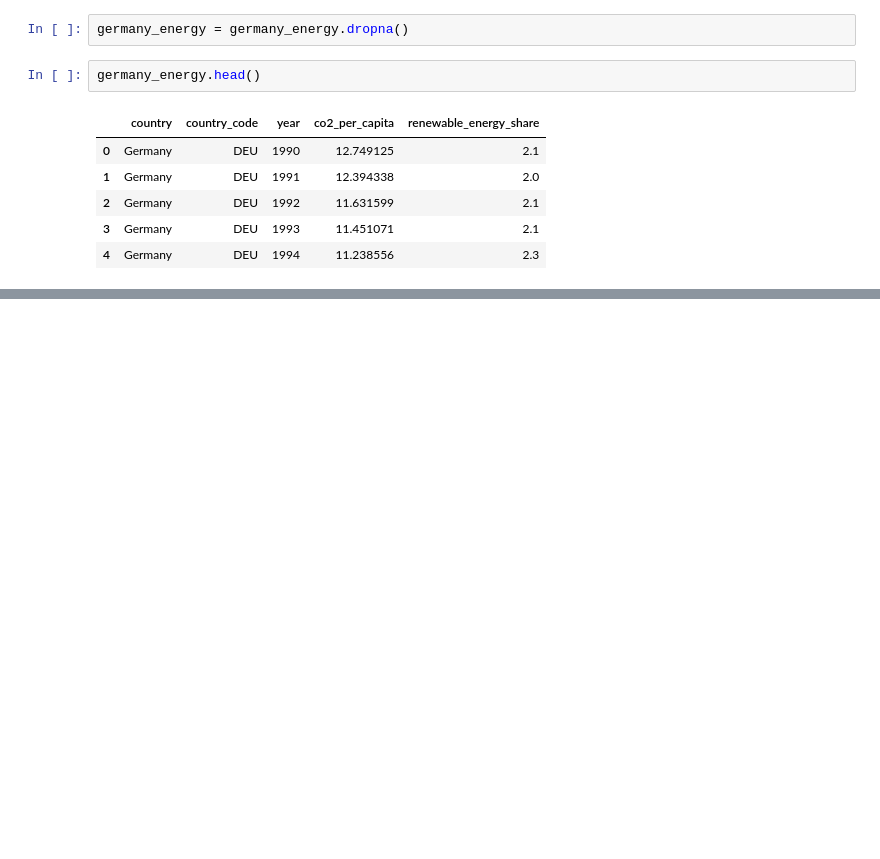
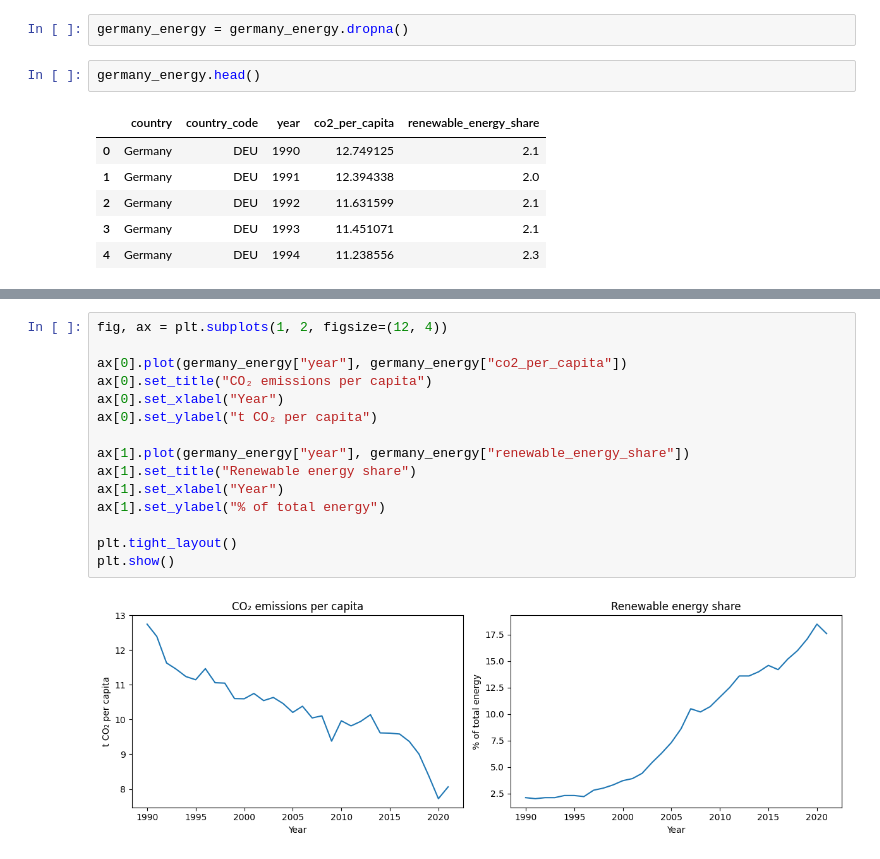
Before and after one commit to lxyla/energy-sustainability-analysis, a Jupyter notebook: energy_transition_analysis.ipynb, the cells around one changed output, grey strips where cells are left out. Cells and saved outputs as stored; diff of their text form; blank space fills up the shorter version.

```diff
--- a/energy_transition_analysis.ipynb
+++ b/energy_transition_analysis.ipynb
@@ -317,0 +342,17 @@ germany_energy.head()
+# %%
+fig, ax = plt.subplots(1, 2, figsize=(12, 4))
+
+ax[0].plot(germany_energy["year"], germany_energy["co2_per_capita"])
+ax[0].set_title("CO₂ emissions per capita")
+ax[0].set_xlabel("Year")
+ax[0].set_ylabel("t CO₂ per capita")
+
+ax[1].plot(germany_energy["year"], germany_energy["renewable_energy_share"])
+ax[1].set_title("Renewable energy share")
+ax[1].set_xlabel("Year")
+ax[1].set_ylabel("% of total energy")
+
+plt.tight_layout()
+plt.show()
+# %% [output]
+[figure, added]
```
Also changed, not shown: parts of 7 cells of this notebook.
